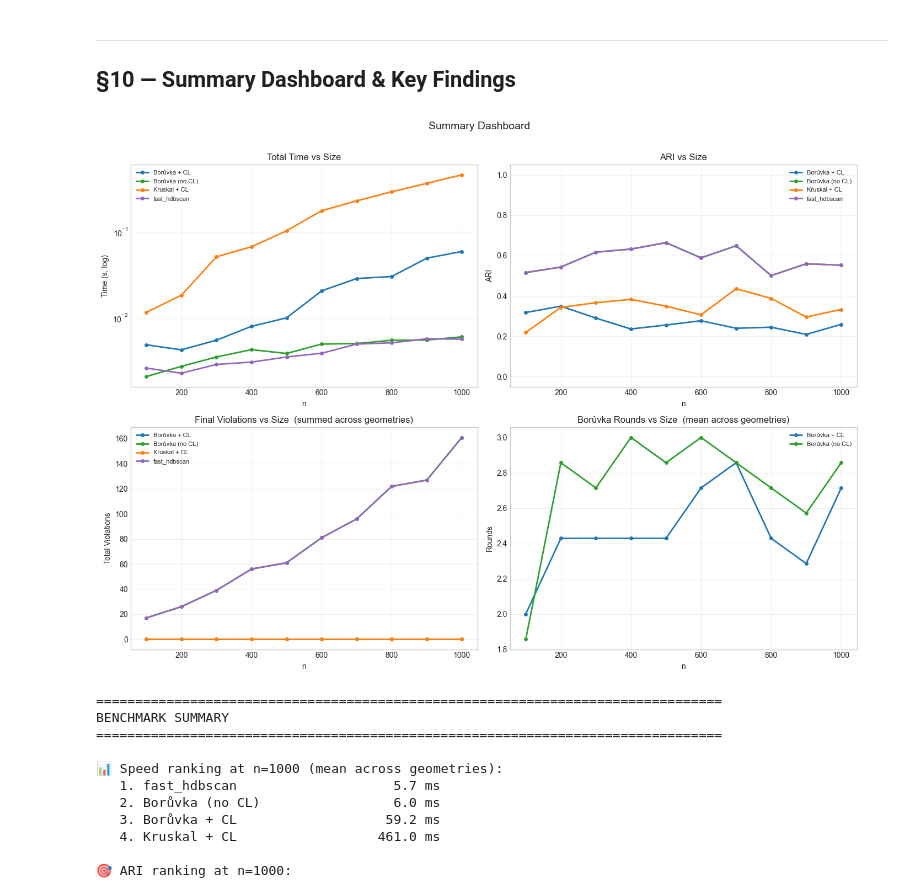
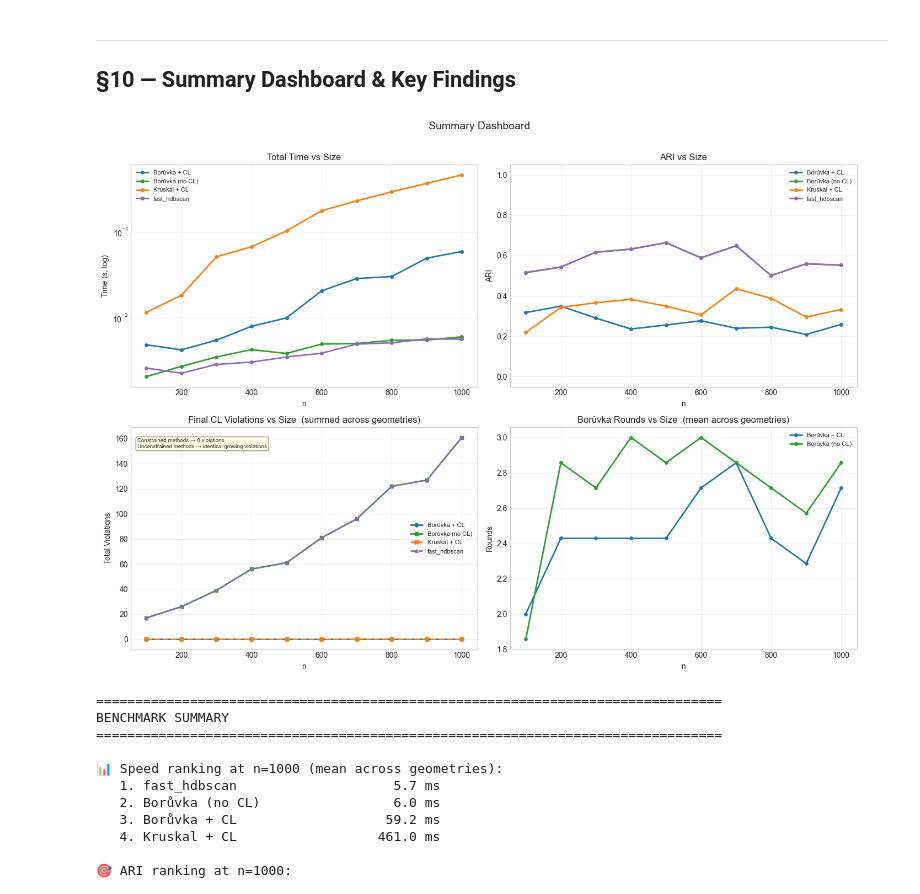
Before and after one commit to kareef928/fast_hdbscan, a Jupyter notebook: fast_hdbscan/constrained_hdbscan_benchmark.ipynb, the cells around one changed output. Cells and saved outputs as stored; diff of their text form; code cells hidden in the pictures.

```diff
--- a/fast_hdbscan/constrained_hdbscan_benchmark.ipynb
+++ b/fast_hdbscan/constrained_hdbscan_benchmark.ipynb
@@ -1490,37 +1490,54 @@ for mkey in method_order:
     ax.plot(agg.index, agg.values, marker="o", markersize=4,
             label=METHOD_LABELS[mkey], color=PALETTE[mkey], linewidth=2)
 ax.set_xlabel("n"); ax.set_ylabel("ARI")
 ax.set_ylim(-0.05, 1.05)
 ax.set_title("ARI vs Size")
 ax.legend(fontsize=8); ax.grid(alpha=0.3)
 
 # (1, 0) Violations vs Size
+# Two unconstrained methods overlap (growing violations) and two
+# constrained methods overlap (at 0).  Use distinct markers + line styles
+# so all four are visible even when they share the same trajectory.
 ax = axes[1, 0]
+_viol_styles = {
+    "boruvka_cl":   dict(marker="o", linestyle="-",  markersize=5, linewidth=2),
+    "boruvka_nocl": dict(marker="s", linestyle="-",  markersize=5, linewidth=2),
+    "kruskal_cl":   dict(marker="X", linestyle="--", markersize=6, linewidth=2),
+    "fast_hdbscan": dict(marker="^", linestyle="--", markersize=5, linewidth=2),
+}
 for mkey in method_order:
     sub = df[df["method"] == mkey]
     agg = sub.groupby("size")["violations_final"].sum()
-    ax.plot(agg.index, agg.values, marker="o", markersize=4,
-            label=METHOD_LABELS[mkey], color=PALETTE[mkey], linewidth=2)
+    ax.plot(agg.index, agg.values,
+            label=METHOD_LABELS[mkey], color=PALETTE[mkey],
+            **_viol_styles[mkey])
 ax.set_xlabel("n"); ax.set_ylabel("Total Violations")
-ax.set_title("Final Violations vs Size  (summed across geometries)")
+ax.set_title("Final CL Violations vs Size  (summed across geometries)")
 ax.legend(fontsize=8); ax.grid(alpha=0.3)
+# Annotate what's happening
+ax.annotate(
+    "Constrained methods → 0 violations\n"
+    "Unconstrained methods → identical growing violations",
+    xy=(0.02, 0.95), xycoords="axes fraction", ha="left", va="top",
+    fontsize=7, bbox=dict(boxstyle="round,pad=0.3", fc="lightyellow", ec="gray", alpha=0.9),
+)
 
 # (1, 1) Borůvka Rounds vs Size
 ax = axes[1, 1]
 for mkey in ["boruvka_cl", "boruvka_nocl"]:
     sub = df[df["method"] == mkey]
     agg = sub.groupby("size")["n_rounds"].mean()
     ax.plot(agg.index, agg.values, marker="o", markersize=4,
             label=METHOD_LABELS[mkey], color=PALETTE[mkey], linewidth=2)
 ax.set_xlabel("n"); ax.set_ylabel("Rounds")
 ax.set_title("Borůvka Rounds vs Size  (mean across geometries)")
 ax.legend(fontsize=8); ax.grid(alpha=0.3)
 
 fig.suptitle("Summary Dashboard", fontsize=14, y=1.01)
 fig.tight_layout()
 plt.show()
 # %% [output]
-[figure, old version]
+[figure, new version]
 # %%
 # ── Numeric summary ──
 
```
